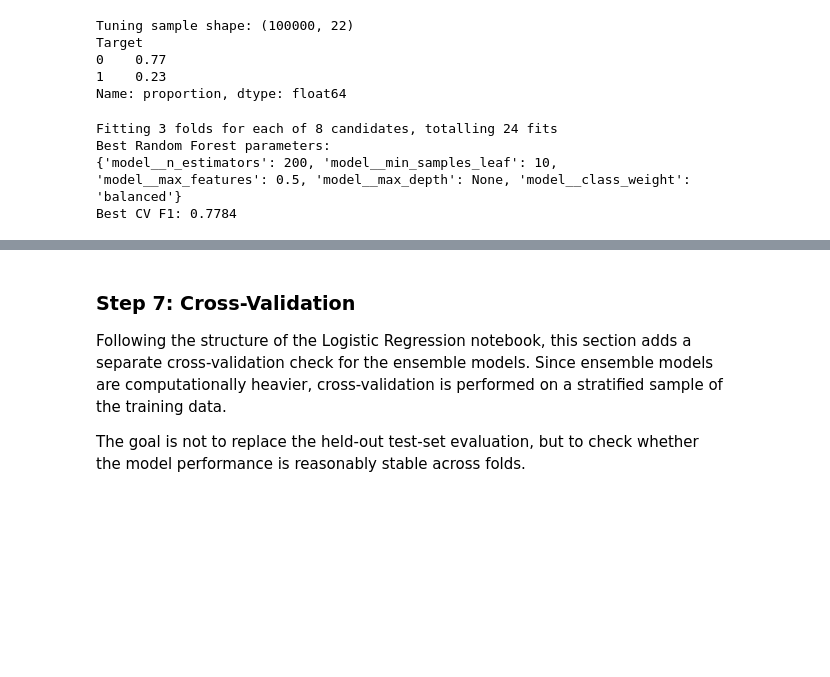
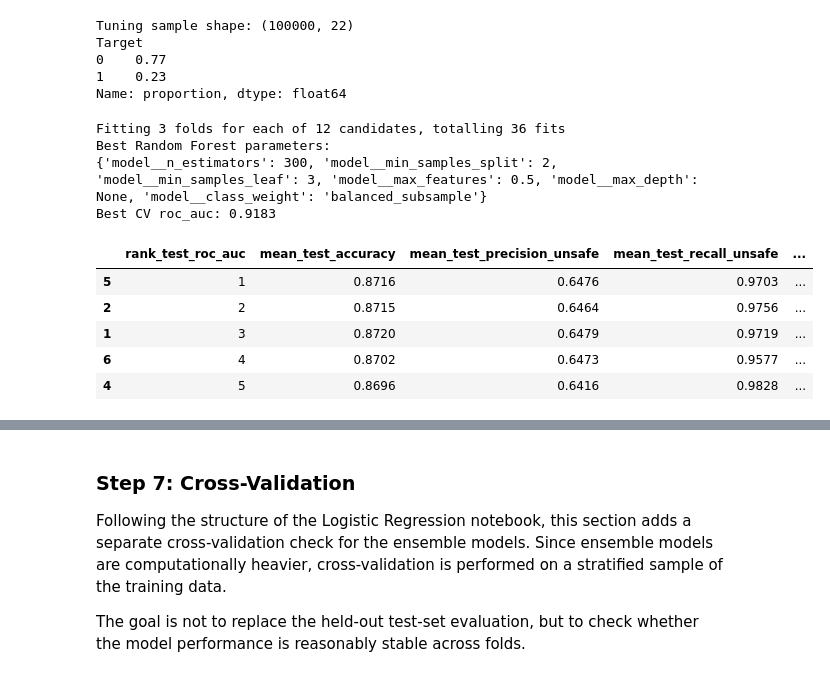
Before and after one commit to YL-6/-, a Jupyter notebook: notebooks/07_model_5.ipynb, the cells around one changed output, grey strips where cells are left out. Saved outputs shown, nothing was run; the diff lists cells and outputs as text; code cells hidden in the pictures; blank space fills up the shorter version.

```diff
--- a/notebooks/07_model_5.ipynb
+++ b/notebooks/07_model_5.ipynb
@@ -564,8 +567,20 @@ If runtime is too long, reduce `TUNING_SAMPLE_SIZE` or set `RUN_TUNING = False`.
 # Tuning controls
 RUN_TUNING = True
 TUNING_SAMPLE_SIZE = 100_000
-N_ITER_SEARCH = 8
+N_ITER_SEARCH = 12
 CV_FOLDS = 3
+
+# Multi-metric tuning keeps the same accuracy definition as the Decision Tree notebook,
+# while using ROC-AUC as the refit metric to align with 04_model_2.ipynb.
+TUNING_SCORING = {
+    'accuracy': 'accuracy',
+    'precision_unsafe': 'precision',
+    'recall_unsafe': 'recall',
+    'f1_unsafe': 'f1',
+    'roc_auc': 'roc_auc',
+    'pr_auc': 'average_precision',
+}
+TUNING_REFIT_METRIC = 'roc_auc'
 
 
 def make_tuning_sample(X_source, y_source, sample_size, random_state):
@@ -582,9 +597,9 @@ def make_tuning_sample(X_source, y_source, sample_size, random_state):
     return X_sample, y_sample
 
 
-X_tune, y_tune = make_tuning_sample(X_train, y_train, TUNING_SAMPLE_SIZE, RANDOM_STATE)
-print(f'Tuning sample shape: {X_tune.shape}')
-print(y_tune.value_counts(normalize=True).round(3))
+X_tune_ens, y_tune_ens = make_tuning_sample(X_train_ens, y_train_ens, TUNING_SAMPLE_SIZE, RANDOM_STATE)
+print(f'Tuning sample shape: {X_tune_ens.shape}')
+print(y_tune_ens.value_counts(normalize=True).round(3))
 # %% [output]
 Tuning sample shape: (100000, 22)
 Target
@@ -594,6 +609,7 @@ Name: proportion, dtype: float64
 # %%
 tuned_results = []
 tuned_models = {}
+tuning_result_tables = {}
 
 if RUN_TUNING:
     cv = StratifiedKFold(n_splits=CV_FOLDS, shuffle=True, random_state=RANDOM_STATE)
@@ -604,45 +620,72 @@ if RUN_TUNING:
             ('model', RandomForestClassifier(n_jobs=-1, random_state=RANDOM_STATE)),
         ]
     )
 
     rf_param_distributions = {
-        'model__n_estimators': [100, 150, 200],
-        'model__max_depth': [12, 18, 24, None],
-        'model__min_samples_leaf': [1, 3, 5, 10],
-        'model__max_features': ['sqrt', 0.5, None],
+        'model__n_estimators': [100, 150, 200, 300],
+        'model__max_depth': [10, 15, 18, 24, None],
+        'model__min_samples_split': [2, 5, 10],
+        'model__min_samples_leaf': [1, 3, 5, 10, 20],
+        'model__max_features': ['sqrt', 'log2', 0.5, None],
         'model__class_weight': ['balanced_subsample', 'balanced', None],
     }
 
     rf_search = RandomizedSearchCV(
         estimator=rf_search_model,
         param_distributions=rf_param_distributions,
         n_iter=N_ITER_SEARCH,
-        scoring='f1',
+        scoring=TUNING_SCORING,
+        refit=TUNING_REFIT_METRIC,
         cv=cv,
         n_jobs=-1,
         random_state=RANDOM_STATE,
         verbose=1,
     )
 
-    rf_search.fit(X_tune, y_tune)
+    rf_search.fit(X_tune_ens, y_tune_ens)
     print('Best Random Forest parameters:')
     print(rf_search.best_params_)
-    print(f'Best CV F1: {rf_search.best_score_:.4f}')
+    print(f'Best CV {TUNING_REFIT_METRIC}: {rf_search.best_score_:.4f}')
+
+    rf_tuning_results = pd.DataFrame(rf_search.cv_results_).sort_values(
+        f'mean_test_{TUNING_REFIT_METRIC}', ascending=False
+    )
+    rf_tuning_results_path = RESULT_DIR / 'random_forest_tuning_cv_results.csv'
+    rf_tuning_results.to_csv(rf_tuning_results_path, index=False)
+    tuning_result_tables['Random Forest'] = rf_tuning_results
+
+    tuning_display_cols = [
+        f'rank_test_{TUNING_REFIT_METRIC}',
+        'mean_test_accuracy',
+        'mean_test_precision_unsafe',
+        'mean_test_recall_unsafe',
+        'mean_test_f1_unsafe',
+        'mean_test_roc_auc',
+        'mean_test_pr_auc',
+        'params',
+    ]
+    display(rf_tuning_results[tuning_display_cols].head(5).round(4))
 
     tuned_rf_model = rf_search.best_estimator_
-    tuned_rf_model.fit(X_train, y_train)
+    tuned_rf_model.fit(X_train_ens, y_train_ens)
     tuned_rf_metrics, tuned_rf_cm, _, _ = evaluate_classifier(
-        tuned_rf_model, X_test, y_test, 'Random Forest (tuned)'
+        tuned_rf_model, X_test_ens, y_test_ens, 'Random Forest (tuned)'
     )
     tuned_results.append(tuned_rf_metrics)
     tuned_models['Random Forest (tuned)'] = tuned_rf_model
 else:
     print('Tuning skipped for Random Forest.')
 # %% [output]
-Fitting 3 folds for each of 8 candidates, totalling 24 fits
+Fitting 3 folds for each of 12 candidates, totalling 36 fits
 Best Random Forest parameters:
-{'model__n_estimators': 200, 'model__min_samples_leaf': 10, 'model__max_features': 0.5, 'model__max_depth': None, 'model__class_weight': 'balanced'}
-Best CV F1: 0.7784
+{'model__n_estimators': 300, 'model__min_samples_split': 2, 'model__min_samples_leaf': 3, 'model__max_features': 0.5, 'model__max_depth': None, 'model__class_weight': 'balanced_subsample'}
+Best CV roc_auc: 0.9183
+|  | rank_test_roc_auc | mean_test_accuracy | mean_test_precision_unsafe | mean_test_recall_unsafe | ... |
+| 5 | 1 | 0.8716 | 0.6476 | 0.9703 | ... |
+| 2 | 2 | 0.8715 | 0.6464 | 0.9756 | ... |
+| 1 | 3 | 0.8720 | 0.6479 | 0.9719 | ... |
+| 6 | 4 | 0.8702 | 0.6473 | 0.9577 | ... |
+| 4 | 5 | 0.8696 | 0.6416 | 0.9828 | ... |
 # %%
 if RUN_TUNING:
     hgb_search_model = Pipeline(
```
Also changed, not shown: parts of 14 cells of this notebook.
